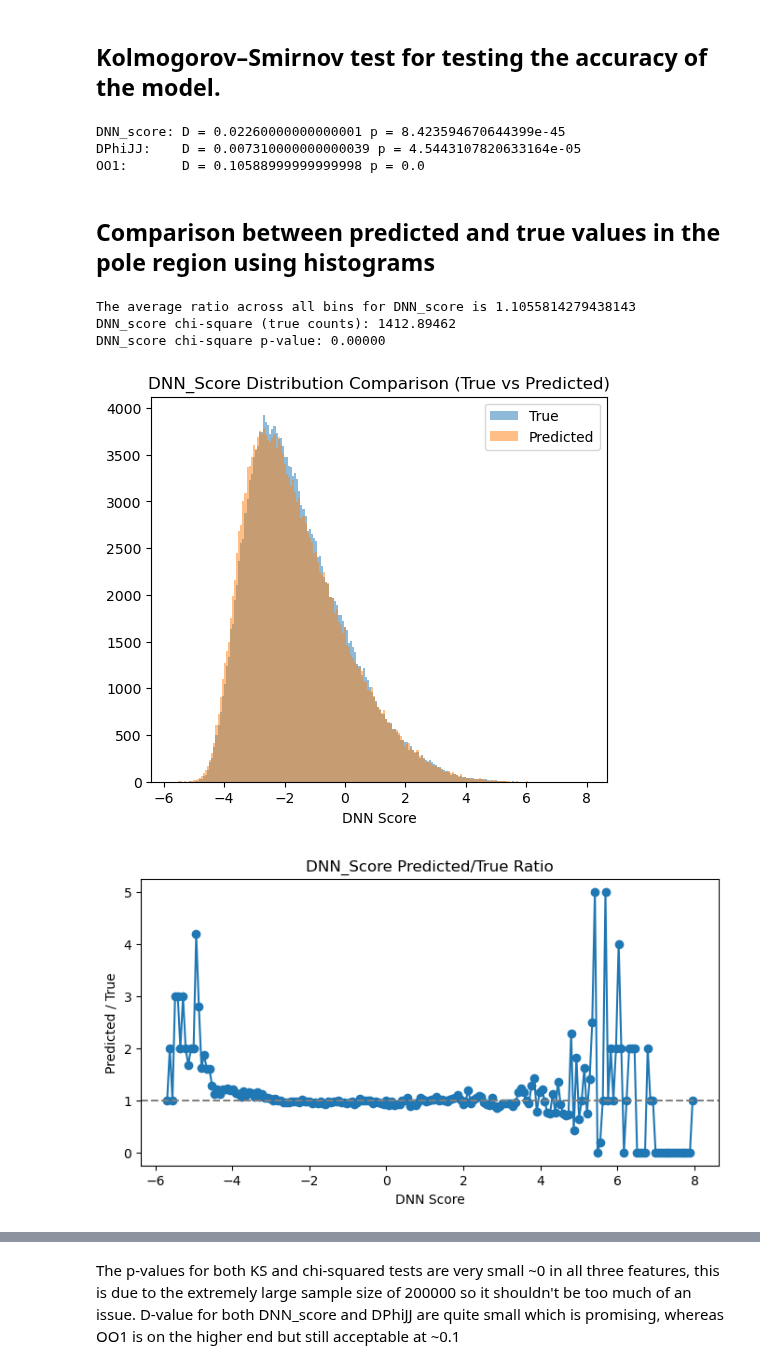
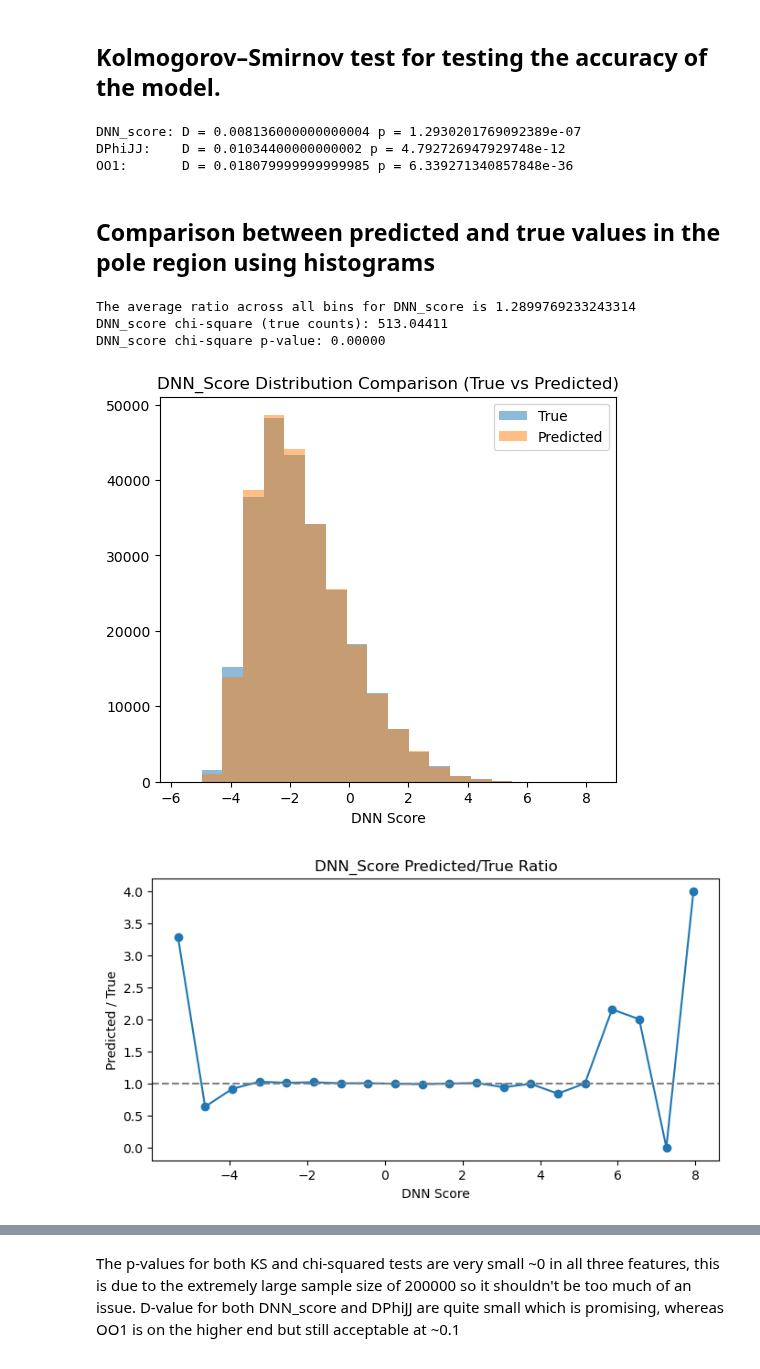
Before and after one commit to Pigwiggy/senior-honours-project, a Jupyter notebook: multifeature_flow-matching2.0.ipynb, the cells around one changed output, grey strips where cells are left out. Drawn from its saved outputs; the diff is of its cells as text; code cells hidden in the pictures.

```diff
--- a/multifeature_flow-matching2.0.ipynb
+++ b/multifeature_flow-matching2.0.ipynb
@@ -46,7 +46,7 @@ print(trimmed_df['OO1'].describe())
 ## Try applying a logarithmic transformation to the OO1 feature to see if it helps with the distribution issue
 
 trimmed_df = raw_df[mask1 | mask2]
-trimmed_df = trimmed_df[trimmed_df['OO1'].between(-10, 10)]
+trimmed_df = trimmed_df[trimmed_df['OO1'].between(-5, 5)]
 
 # Save the trimmed DataFrame to a CSV file for inspection
 # Filter out unnecessary columns and save the relevant features along with HiggsM and Frequency
@@ -287,7 +329,7 @@ num_samples_per_region = true_points.shape[0]
 """
 
 # Randomly take a sample of points from the pole region and tails to reduce memory load when sampling
-sample_size = 200000
+sample_size = 250000
 true_pole_df = raw_df[~(mask1 | mask2)]
 true_pole_samples = true_pole_df.sample(n=sample_size, random_state=42)
 
@@ -365,8 +427,8 @@ csv2.to_csv('data_dump/multi_true_pole_region.csv', index=False)
 # %%
 from scipy.stats import ks_2samp
 
-true_points_pole = pd.read_csv('data_dump/multi_true_pole_region.csv')
-pred_points_pole = pd.read_csv('data_dump/multi_predicted_pole_region.csv')
+# true_points_pole = pd.read_csv('data_dump/multi_true_pole_region.csv')
+# pred_points_pole = pd.read_csv('data_dump/multi_predicted_pole_region.csv')
 
 real_dnn = true_points_pole['DNN_score'].to_numpy()
 model_dnn = pred_points_pole['DNN_score'].to_numpy()
@@ -384,9 +446,9 @@ print("DNN_score: D =", D_dnn, "p =", p_dnn)
 print("DPhiJJ:    D =", D_dphi, "p =", p_dphi)
 print("OO1:       D =", D_oo1, "p =", p_oo1)
 # %% [output]
-DNN_score: D = 0.02260000000000001 p = 8.423594670644399e-45
-DPhiJJ:    D = 0.007310000000000039 p = 4.5443107820633164e-05
-OO1:       D = 0.10588999999999998 p = 0.0
+DNN_score: D = 0.008136000000000004 p = 1.2930201769092389e-07
+DPhiJJ:    D = 0.01034400000000002 p = 4.792726947929748e-12
+OO1:       D = 0.018079999999999985 p = 6.339271340857848e-36
 # %% [markdown]
 ## Comparison between predicted and true values in the pole region using histograms
 # %%
@@ -397,7 +459,7 @@ DNN_pred_df = np.sort(pred_points_pole[['DNN_score']].to_numpy())
 # For plotting the ratios of the histograms
 DNN_true_vals = DNN_true_df.ravel()
 DNN_pred_vals = DNN_pred_df.ravel()
-DNN_num_bins = 200
+DNN_num_bins = 20
 DNN_bin_edges = np.histogram_bin_edges(np.concatenate([DNN_true_vals, DNN_pred_vals]), bins=DNN_num_bins)
 DNN_true_counts = np.histogram(DNN_true_vals, bins=DNN_bin_edges)[0]
 DNN_pred_counts = np.histogram(DNN_pred_vals, bins=DNN_bin_edges)[0]
@@ -412,37 +474,37 @@ for i in range(len(DNN_ratio)):
 print(f"The average ratio across all bins for DNN_score is {np.mean(DNN_ratio)}")
 
 # Using chi-square test to compare the predicted and true counts in each bin of the DNN_score distribution
 DNN_chi_square = np.sum((DNN_pred_counts - DNN_true_counts)**2 / np.maximum(DNN_true_counts, 1))
 print(f"DNN_score chi-square (true counts): {DNN_chi_square:.5f}")
 p_value = 1 - stats.chi2.cdf(DNN_chi_square, df=DNN_num_bins-1)
 print(f"DNN_score chi-square p-value: {p_value:.5f}")
 
 # Bin centers for plotting
 DNN_bin_centers = 0.5 * (DNN_bin_edges[:-1] + DNN_bin_edges[1:])
 
 plt.figure(1, figsize=(20, 5))
 plt.subplot(1, 3, 1)
 plt.hist(DNN_true_df, bins=DNN_bin_edges, alpha=0.5, label='True')
 plt.hist(DNN_pred_df, bins=DNN_bin_edges, alpha=0.5, label='Predicted')
 plt.xlabel('DNN Score')
 plt.title('DNN_Score Distribution Comparison (True vs Predicted)')
 plt.legend()
 plt.savefig('graphs/DNN_score_comparison.png')
 
 plt.figure(figsize=(8, 4))
 plt.plot(DNN_bin_centers, DNN_ratio, marker='o')
 plt.axhline(1.0, color='gray', linestyle='--')
 plt.xlabel('DNN Score')
 plt.ylabel('Predicted / True')
 plt.title('DNN_Score Predicted/True Ratio')
 plt.savefig('graphs/DNN_score_ratio.png')
 plt.show()
 # %% [output]
-The average ratio across all bins for DNN_score is 1.1055814279438143
-DNN_score chi-square (true counts): 1412.89462
+The average ratio across all bins for DNN_score is 1.2899769233243314
+DNN_score chi-square (true counts): 513.04411
 DNN_score chi-square p-value: 0.00000
-[figure, old version]
+[figure, new version]
-[figure, old version]
+[figure, new version]
 # %%
 # OO1 distribution
 OO1_true_df = np.sort(true_points_pole[['OO1']].to_numpy())
```
Also changed, not shown: parts of 10 cells of this notebook, 2 other files.
